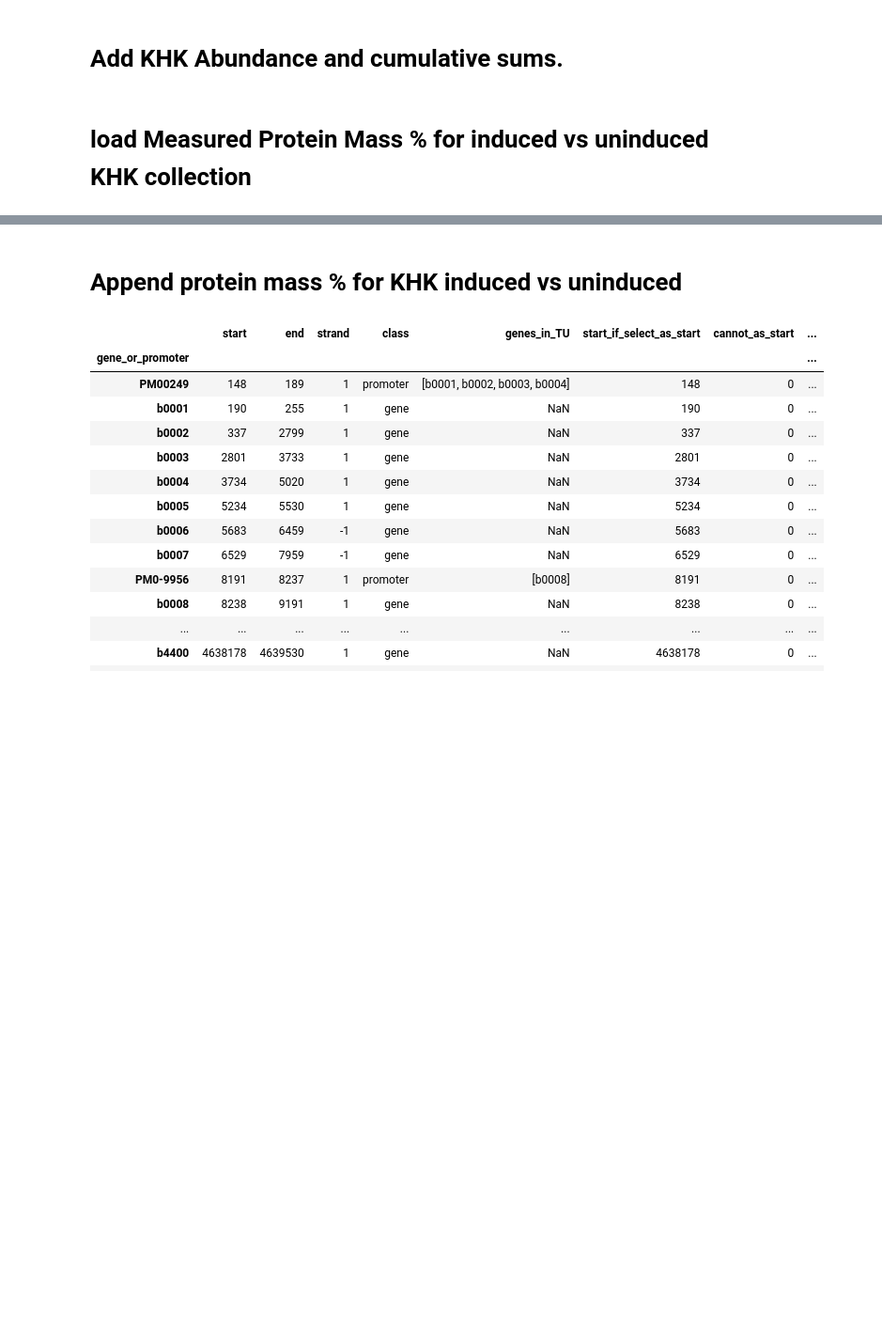
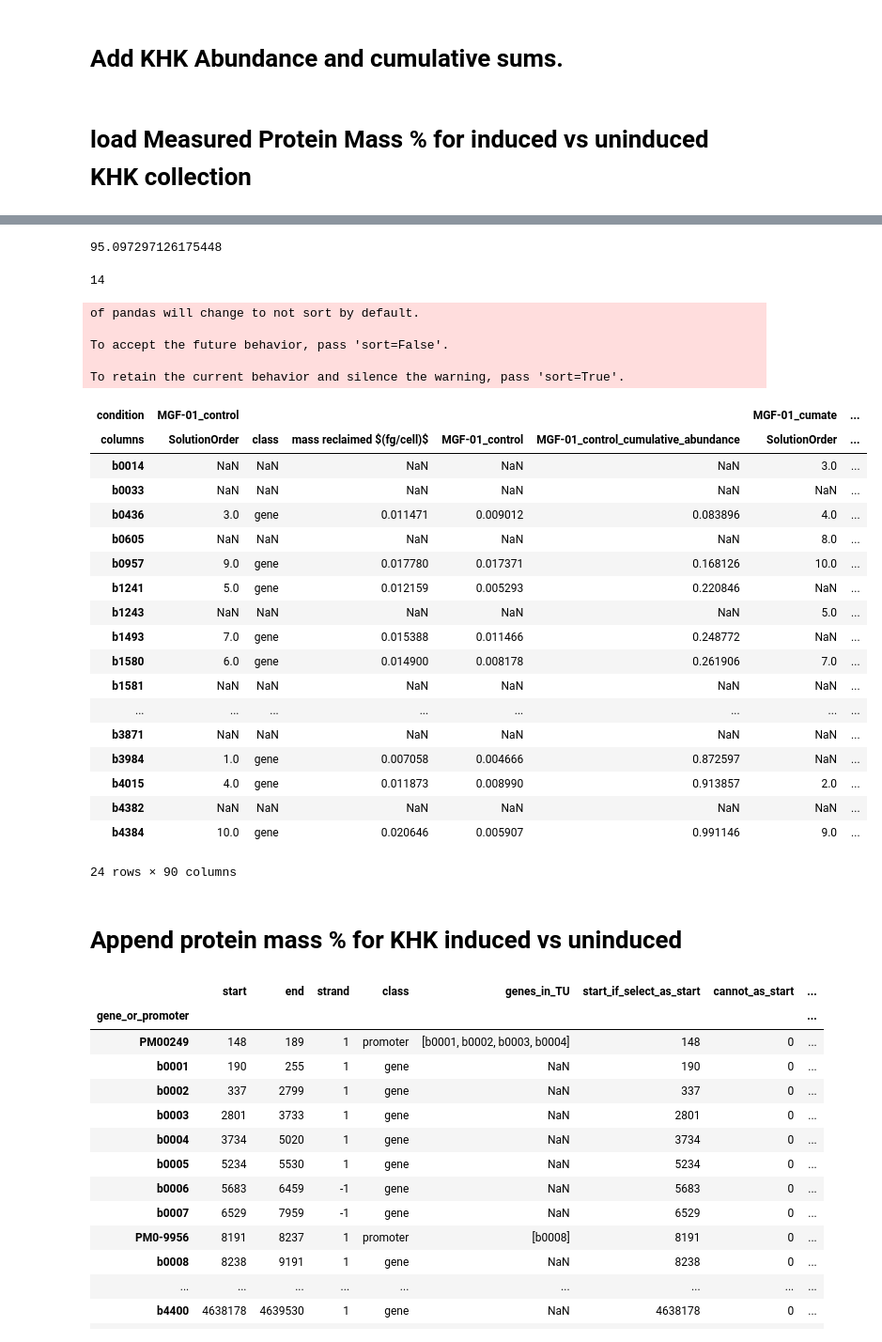
Before and after one commit to djinnome/MaxMass, a Jupyter notebook: src/Add Abundance to induced vs uninduced dataset.ipynb, the cells around one changed output, grey strips where cells are left out. Shown: that part at 94% size. Saved outputs shown, nothing was run; the diff lists cells and outputs as text; code cells hidden in the pictures; blank space fills up the shorter version.

```diff
--- a/src/Add Abundance to induced vs uninduced dataset.ipynb
+++ b/src/Add Abundance to induced vs uninduced dataset.ipynb
@@ -13,6 +13,21 @@ def cumsum_k_minus_1( abundance ):
                                     ignore_index=True).iloc[:-1]
     cumsum_k_minus_1_df.index = idx
     return cumsum_k_minus_1_df
+
+def flatten_dfs(dataframes, keys, names, flatten=True ):
+    all_data = pd.concat([dataframes[key]
+                       for key in keys],
+                   axis=1,
+          keys=keys,
+          names=names )
+    if flatten:
+        flat_headers = ['{}_{}'.format(key,column)
+                    for key, column in
+                        zip(all_data.columns.get_level_values( names[0] ),
+                            all_data.columns.get_level_values( names[1] ) )]
+
+        all_data.columns= flat_headers
+    return all_data
 # %% [markdown]
 # load Measured Protein Mass % for induced vs uninduced KHK collection
 # %%
@@ -63,3 +41,49 @@ prot_pct.loc['b2000'].to_frame()
+# %%
+prot_pct['W3110_cumate'].sum()
+# %% [output]
+95.097297126175448
+# %%
+len('_genomemax.tab')
+#genome_max_files[0][:-14]
+# %% [output]
+14
+# %%
+genome_max_files = [f for f in os.listdir('out') if 'genomemax' in f]
+conditions = [condition[:-len('_genomemax.tab')]
+              for condition in genome_max_files]
+
+genome_max = {}
+for condition in conditions:
+    genome_max[condition] = pd.read_csv( os.path.join('out', condition + '_genomemax.tab'),
+                                         index_col='$gene_or_promoter',
+                                         sep='\t' )
+flat_genome_max = flatten_dfs( genome_max, conditions, ['condition', 'columns'], flatten=False)
+flat_genome_max
+# %% [output]
+of pandas will change to not sort by default.
+
+To accept the future behavior, pass 'sort=False'.
+
+To retain the current behavior and silence the warning, pass 'sort=True'.
+| condition | MGF-01_control |  |  |  |  | MGF-01_cumate | ... |
+| columns | SolutionOrder | class | mass reclaimed $(fg/cell)$ | MGF-01_control | MGF-01_control_cumulative_abundance | SolutionOrder | ... |
+| b0014 | NaN | NaN | NaN | NaN | NaN | 3.0 | ... |
+| b0033 | NaN | NaN | NaN | NaN | NaN | NaN | ... |
+| b0436 | 3.0 | gene | 0.011471 | 0.009012 | 0.083896 | 4.0 | ... |
+| b0605 | NaN | NaN | NaN | NaN | NaN | 8.0 | ... |
+| b0957 | 9.0 | gene | 0.017780 | 0.017371 | 0.168126 | 10.0 | ... |
+| b1241 | 5.0 | gene | 0.012159 | 0.005293 | 0.220846 | NaN | ... |
+| b1243 | NaN | NaN | NaN | NaN | NaN | 5.0 | ... |
+| b1493 | 7.0 | gene | 0.015388 | 0.011466 | 0.248772 | NaN | ... |
+| b1580 | 6.0 | gene | 0.014900 | 0.008178 | 0.261906 | 7.0 | ... |
+| b1581 | NaN | NaN | NaN | NaN | NaN | NaN | ... |
+| ... | ... | ... | ... | ... | ... | ... | ... |
+| b3871 | NaN | NaN | NaN | NaN | NaN | NaN | ... |
+| b3984 | 1.0 | gene | 0.007058 | 0.004666 | 0.872597 | NaN | ... |
+| b4015 | 4.0 | gene | 0.011873 | 0.008990 | 0.913857 | 2.0 | ... |
+| b4382 | NaN | NaN | NaN | NaN | NaN | NaN | ... |
+| b4384 | 10.0 | gene | 0.020646 | 0.005907 | 0.991146 | 9.0 | ... |
+24 rows × 90 columns
 # %% [markdown]
 # Append protein mass % for KHK induced vs uninduced
 # %%
```
Also changed, not shown: parts of 5 cells of this notebook, 2 other files.
